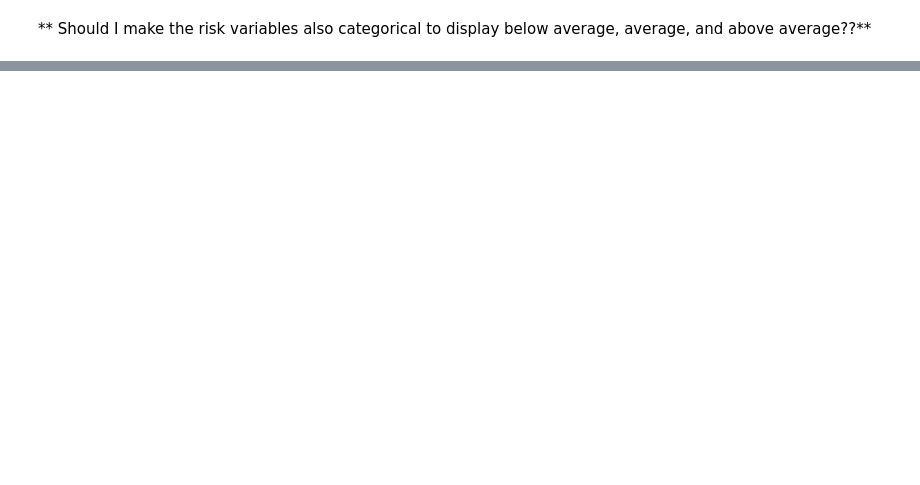
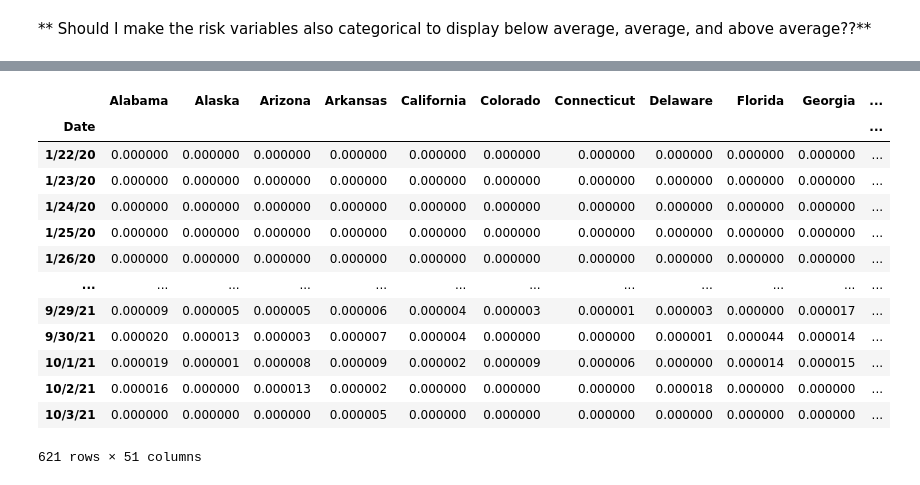
Before and after one commit to sdguerrette/capstone_project, a Jupyter notebook: Deliverable1_Practice/Practice_NN_COVID.ipynb, the cells around one changed output, grey strips where cells are left out. Drawn from its saved outputs; the diff is of its cells as text; code cells hidden in the pictures; blank space fills up the shorter version.

Commit message:
daily not overall cut off values

```diff
--- a/Deliverable1_Practice/Practice_NN_COVID.ipynb
+++ b/Deliverable1_Practice/Practice_NN_COVID.ipynb
@@ -320,0 +322,4 @@ death_bystate_stats
+# %%
+# need to establish DAILY cutoff values! Upload new CSV with daily death percentages
+daily_death_percentages = pd.read_csv("capstone_project-bill-working-files/death_rate_percentages_daily.csv")
+daily_death_percentages.head(5)
@@ -320,0 +334,24 @@ death_bystate_stats
+# %%
+#drop first row of daily_death_percentages
+daily_death_percentages=daily_death_percentages.iloc[1: , :]
+# %%
+# change 1st column to date and set to index
+daily_death_percentages=daily_death_percentages.rename(columns={"Unnamed: 0": "Date"})
+daily_death_percentages = daily_death_percentages.set_index("Date")
+daily_death_percentages = daily_death_percentages.drop(columns=["American Samoa","District of Columbia"])
+daily_death_percentages
+# %% [output]
+|  | Alabama | Alaska | Arizona | Arkansas | California | Colorado | Connecticut | Delaware | Florida | Georgia | ... |
+| Date |  |  |  |  |  |  |  |  |  |  | ... |
+| 1/22/20 | 0.000000 | 0.000000 | 0.000000 | 0.000000 | 0.000000 | 0.000000 | 0.000000 | 0.000000 | 0.000000 | 0.000000 | ... |
+| 1/23/20 | 0.000000 | 0.000000 | 0.000000 | 0.000000 | 0.000000 | 0.000000 | 0.000000 | 0.000000 | 0.000000 | 0.000000 | ... |
+| 1/24/20 | 0.000000 | 0.000000 | 0.000000 | 0.000000 | 0.000000 | 0.000000 | 0.000000 | 0.000000 | 0.000000 | 0.000000 | ... |
+| 1/25/20 | 0.000000 | 0.000000 | 0.000000 | 0.000000 | 0.000000 | 0.000000 | 0.000000 | 0.000000 | 0.000000 | 0.000000 | ... |
+| 1/26/20 | 0.000000 | 0.000000 | 0.000000 | 0.000000 | 0.000000 | 0.000000 | 0.000000 | 0.000000 | 0.000000 | 0.000000 | ... |
+| ... | ... | ... | ... | ... | ... | ... | ... | ... | ... | ... | ... |
+| 9/29/21 | 0.000009 | 0.000005 | 0.000005 | 0.000006 | 0.000004 | 0.000003 | 0.000001 | 0.000003 | 0.000000 | 0.000017 | ... |
+| 9/30/21 | 0.000020 | 0.000013 | 0.000003 | 0.000007 | 0.000004 | 0.000000 | 0.000000 | 0.000001 | 0.000044 | 0.000014 | ... |
+| 10/1/21 | 0.000019 | 0.000001 | 0.000008 | 0.000009 | 0.000002 | 0.000009 | 0.000006 | 0.000000 | 0.000014 | 0.000015 | ... |
+| 10/2/21 | 0.000016 | 0.000000 | 0.000013 | 0.000002 | 0.000000 | 0.000000 | 0.000000 | 0.000018 | 0.000000 | 0.000000 | ... |
+| 10/3/21 | 0.000000 | 0.000000 | 0.000000 | 0.000005 | 0.000000 | 0.000000 | 0.000000 | 0.000000 | 0.000000 | 0.000000 | ... |
+621 rows × 51 columns
```
Also changed, not shown: parts of 6 cells of this notebook, 5 other files.
